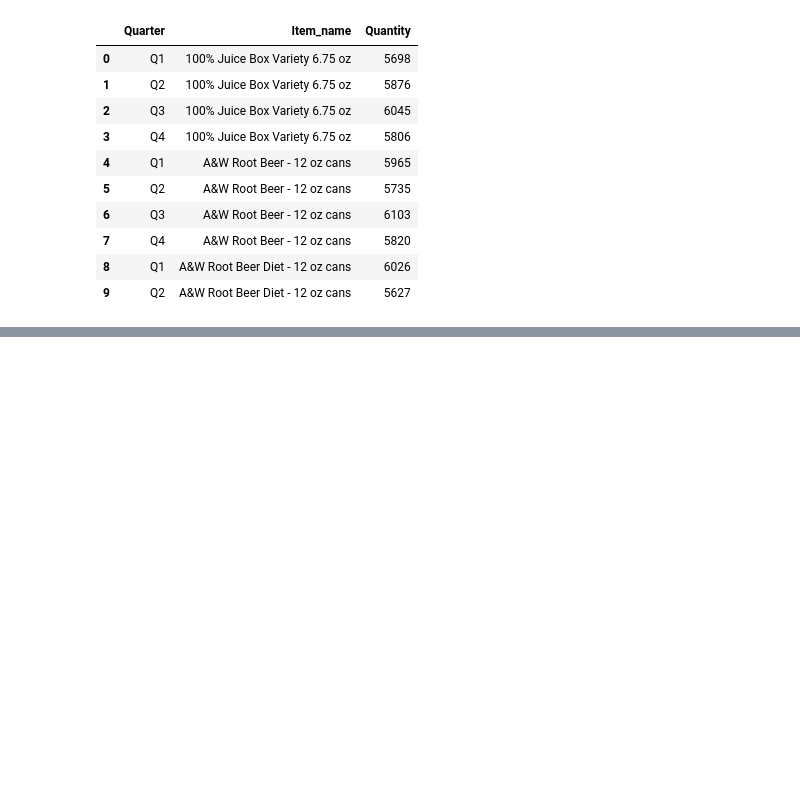
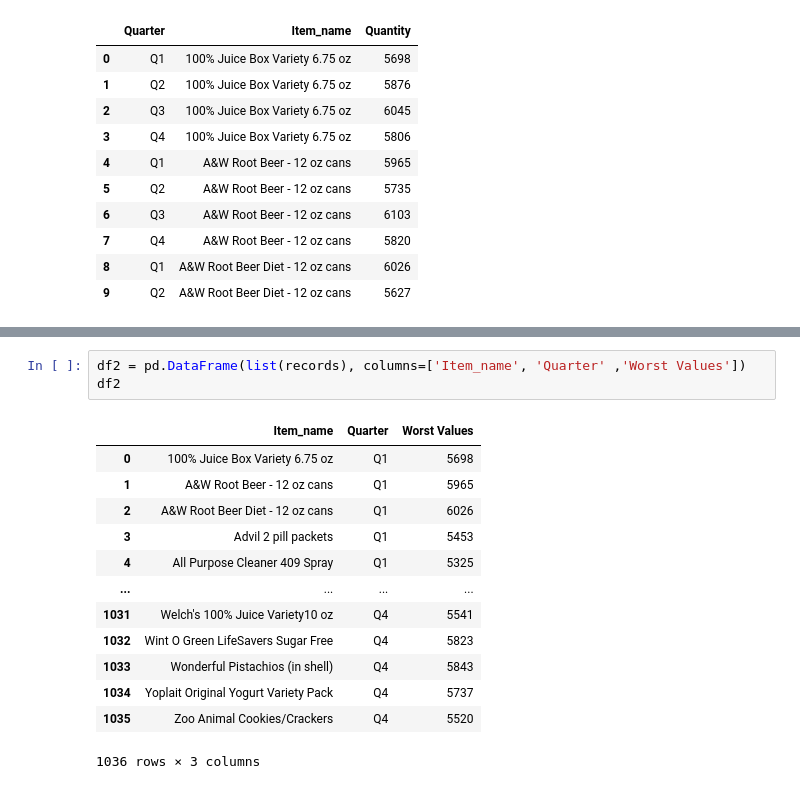
Before and after one commit to SadiaAlamChy/HDA-Tech-Learning, a Jupyter notebook: notebook/Analytics/OLAP Query/Query 8.ipynb, the cells around one changed output, grey strips where cells are left out. Drawn from its saved outputs; the diff is of its cells as text; blank space fills up the shorter version.

```diff
--- a/notebook/Analytics/OLAP Query/Query 8.ipynb
+++ b/notebook/Analytics/OLAP Query/Query 8.ipynb
@@ -102,0 +120,17 @@ LINE 1: SELECT tim.quarter, i.item_name, SUM(f.quantity), nested.MIN...
+# %%
+df2 = pd.DataFrame(list(records), columns=['Item_name', 'Quarter' ,'Worst Values'])
+df2
+# %% [output]
+|  | Item_name | Quarter | Worst Values |
+| 0 | 100% Juice Box Variety 6.75 oz | Q1 | 5698 |
+| 1 | A&W Root Beer - 12 oz cans | Q1 | 5965 |
+| 2 | A&W Root Beer Diet - 12 oz cans | Q1 | 6026 |
+| 3 | Advil 2 pill packets | Q1 | 5453 |
+| 4 | All Purpose Cleaner 409 Spray | Q1 | 5325 |
+| ... | ... | ... | ... |
+| 1031 | Welch's 100% Juice Variety10 oz | Q4 | 5541 |
+| 1032 | Wint O Green LifeSavers Sugar Free | Q4 | 5823 |
+| 1033 | Wonderful Pistachios (in shell) | Q4 | 5843 |
+| 1034 | Yoplait Original Yogurt Variety Pack | Q4 | 5737 |
+| 1035 | Zoo Animal Cookies/Crackers | Q4 | 5520 |
+1036 rows × 3 columns
```
Also changed, not shown: parts of 8 cells of this notebook.
